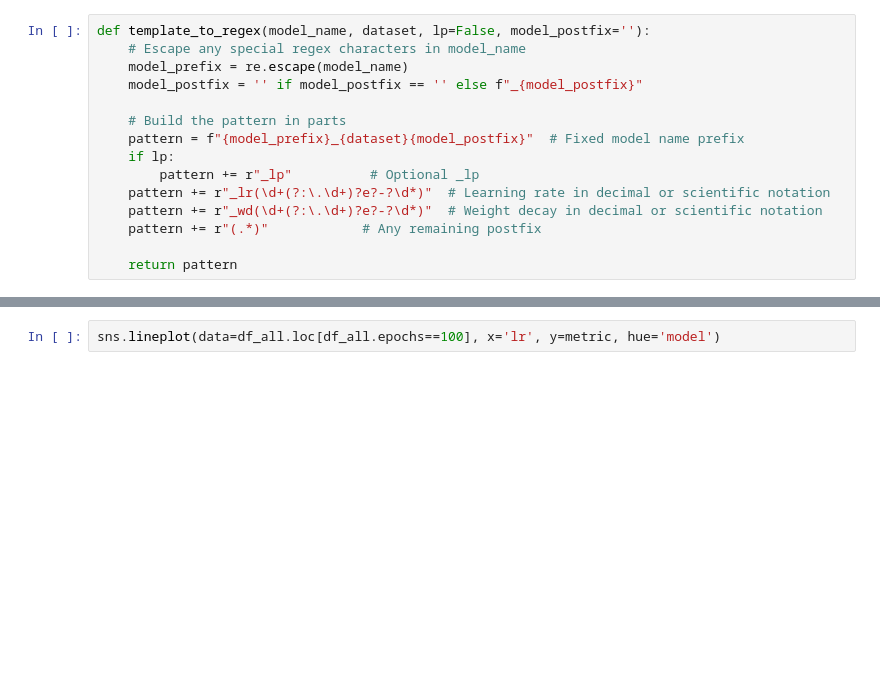
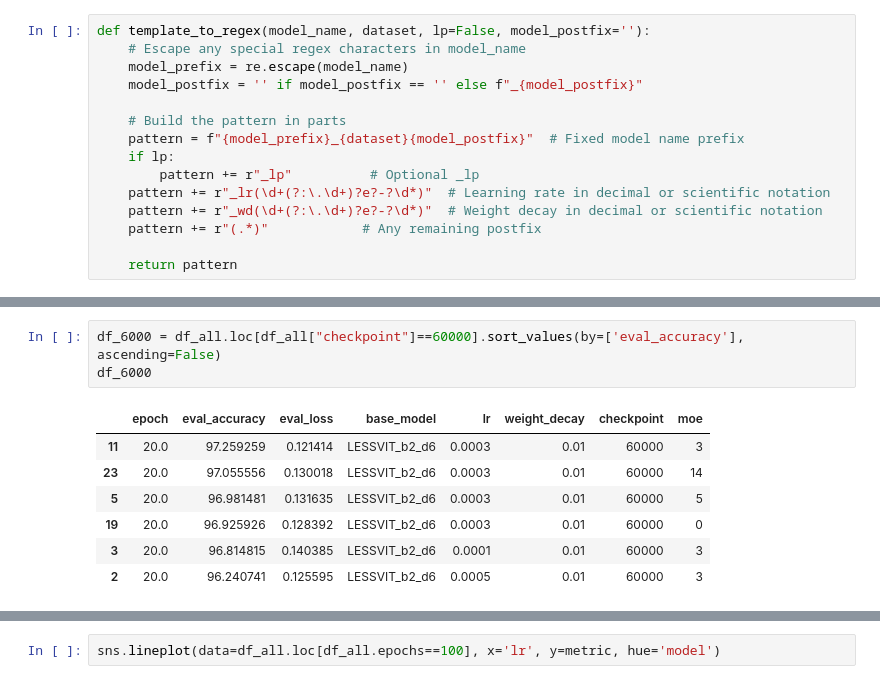
Before and after one commit to uiuctml/GeospatialFM, a Jupyter notebook: collect_results.ipynb, the cells around one changed output, grey strips where cells are left out. Drawn from its saved outputs; the diff is of its cells as text; blank space fills up the shorter version.

```diff
--- a/collect_results.ipynb
+++ b/collect_results.ipynb
@@ -80 +84,12 @@ df_all
+# %%
+df_6000 = df_all.loc[df_all["checkpoint"]==60000].sort_values(by=['eval_accuracy'], ascending=False)
+df_6000
+# %% [output]
+|  | epoch | eval_accuracy | eval_loss | base_model | lr | weight_decay | checkpoint | moe |
+| 11 | 20.0 | 97.259259 | 0.121414 | LESSVIT_b2_d6 | 0.0003 | 0.01 | 60000 | 3 |
+| 23 | 20.0 | 97.055556 | 0.130018 | LESSVIT_b2_d6 | 0.0003 | 0.01 | 60000 | 14 |
+| 5 | 20.0 | 96.981481 | 0.131635 | LESSVIT_b2_d6 | 0.0003 | 0.01 | 60000 | 5 |
+| 19 | 20.0 | 96.925926 | 0.128392 | LESSVIT_b2_d6 | 0.0003 | 0.01 | 60000 | 0 |
+| 3 | 20.0 | 96.814815 | 0.140385 | LESSVIT_b2_d6 | 0.0001 | 0.01 | 60000 | 3 |
+| 2 | 20.0 | 96.240741 | 0.125595 | LESSVIT_b2_d6 | 0.0005 | 0.01 | 60000 | 3 |
 # %%
```
Also changed, not shown: parts of 6 cells of this notebook, 5 other files.
